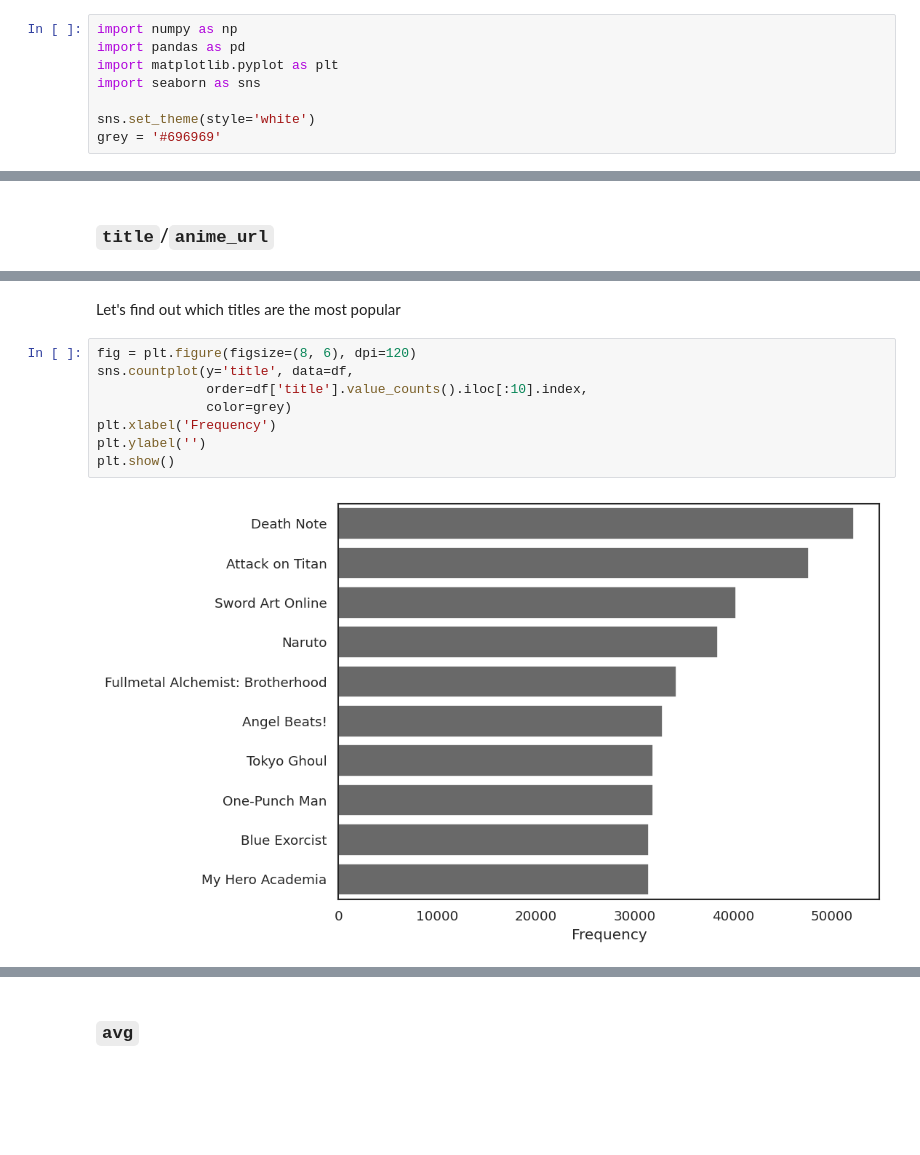
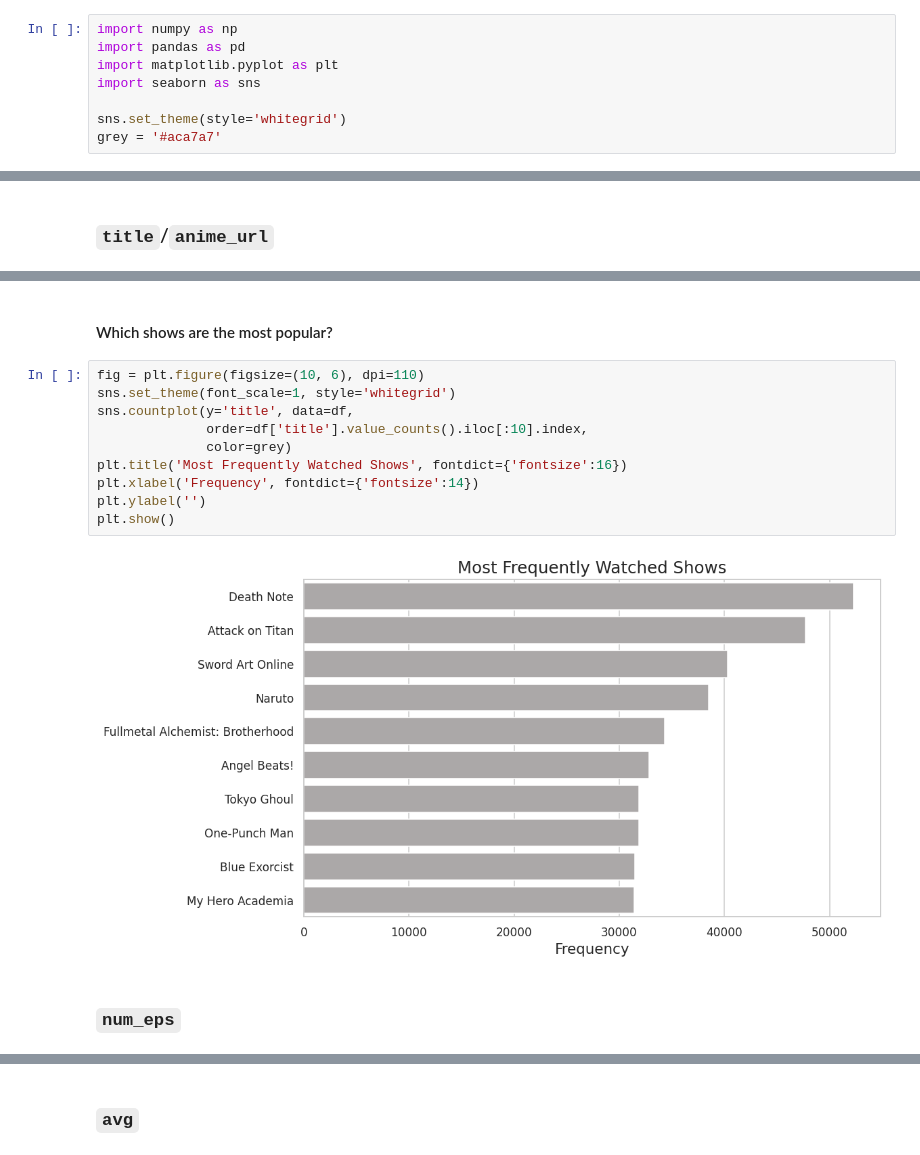
Before and after one commit to alancmathew/anime-recommendation-engine, a Jupyter notebook: notebooks/08_exploratoryDataAnalysis.ipynb, the cells around one changed output, grey strips where cells are left out. Drawn from its saved outputs; the diff is of its cells as text; blank space fills up the shorter version.

```diff
--- a/notebooks/08_exploratoryDataAnalysis.ipynb
+++ b/notebooks/08_exploratoryDataAnalysis.ipynb
@@ -4,7 +4,7 @@ import pandas as pd
 import matplotlib.pyplot as plt
 import seaborn as sns
 
-sns.set_theme(style='white')
-grey = '#696969'
+sns.set_theme(style='whitegrid')
+grey = '#aca7a7'
 # %%
 df = pd.read_pickle('../data/watch_list_clean.pkl.xz')
@@ -33,12 +43,16 @@ df['title'].nunique()
 # %% [markdown]
-Let's find out which titles are the most popular
+#### Which shows are the most popular?
 # %%
-fig = plt.figure(figsize=(8, 6), dpi=120)
+fig = plt.figure(figsize=(10, 6), dpi=110)
+sns.set_theme(font_scale=1, style='whitegrid')
 sns.countplot(y='title', data=df,
               order=df['title'].value_counts().iloc[:10].index,
               color=grey)
-plt.xlabel('Frequency')
+plt.title('Most Frequently Watched Shows', fontdict={'fontsize':16})
+plt.xlabel('Frequency', fontdict={'fontsize':14})
 plt.ylabel('')
 plt.show()
 # %% [output]
-[figure, old version]
+[figure, new version]
+# %% [markdown]
+### `num_eps`
```
Also changed, not shown: parts of 35 cells of this notebook, 6 other files.
